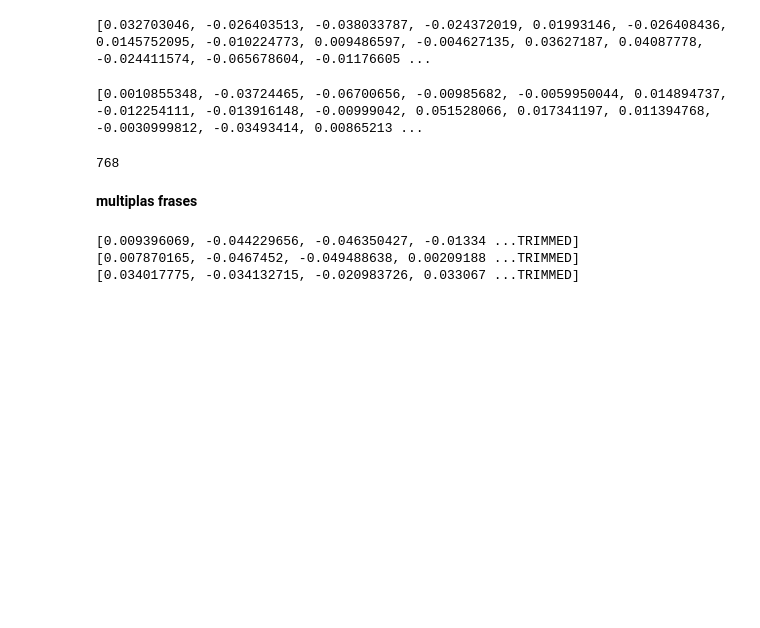
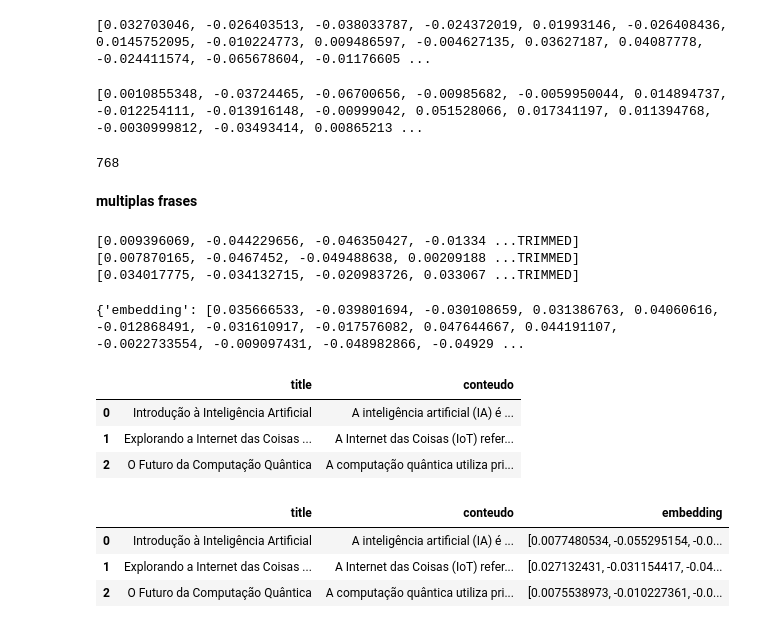
Before and after one commit to geovaneBausen/dados, a Jupyter notebook: LLMparaBuscarDocumentos.ipynb, the cells around one changed output. Drawn from its saved outputs; the diff is of its cells as text; code cells hidden in the pictures; blank space fills up the shorter version.

```diff
--- a/LLMparaBuscarDocumentos.ipynb
+++ b/LLMparaBuscarDocumentos.ipynb
@@ -58,3 +58,61 @@ for embedding in result['embedding']:
 [0.009396069, -0.044229656, -0.046350427, -0.01334 ...TRIMMED]
 [0.007870165, -0.0467452, -0.049488638, 0.00209188 ...TRIMMED]
 [0.034017775, -0.034132715, -0.020983726, 0.033067 ...TRIMMED]
+# %%
+#exemplo de embading
+title = "Conviver com alguem que não respeita o ambiente colaborativo  é uma droga"
+sample_text= ("Titulo: Conviver com alguem que não respeita o ambiente colaborativo  é uma droga"
+            "\n"
+             "artigo completo"
+            "\n"
+            "Gemini Api e google AI studio: Uma maneira acessivél de explorar e criar protótipos e aplicações com Ia genratica")
+embedding = genai.embed_content(model = 'models/embedding-001',
+                                content = sample_text,
+                                title = title,
+                                task_type="RETRIEVAL_DOCUMENT")
+print(embedding)
+# %% [output]
+{'embedding': [0.035666533, -0.039801694, -0.030108659, 0.031386763, 0.04060616, -0.012868491, -0.031610917, -0.017576082, 0.047644667, 0.044191107, -0.0022733554, -0.009097431, -0.048982866, -0.04929 ...
+# %%
+#listagem de documentos que serão buscados
+DOCUMENT1 = {
+    "title": "Introdução à Inteligência Artificial",
+    "conteudo": "A inteligência artificial (IA) é uma área da ciência da computação dedicada à criação de sistemas que realizam tarefas que normalmente requerem inteligência humana. Exemplos incluem reconhecimento de voz, aprendizado de máquina e sistemas de recomendação."
+}
+
+DOCUMENT2 = {
+    "title": "Explorando a Internet das Coisas (IoT)",
+    "conteudo": "A Internet das Coisas (IoT) refere-se à interconexão de dispositivos através da internet, permitindo que eles coletem e compartilhem dados. Isso pode incluir desde eletrodomésticos até sistemas industriais, criando uma rede integrada de informações."
+}
+
+DOCUMENT3 = {
+    "title": "O Futuro da Computação Quântica",
+    "conteudo": "A computação quântica utiliza princípios da mecânica quântica para processar informações de maneira muito mais eficiente do que os computadores clássicos. Com potencial para revolucionar áreas como criptografia e simulação de moléculas, a computação quântica está na vanguarda da inovação tecnológica."
+}
+
+documents = [DOCUMENT1, DOCUMENT2, DOCUMENT3]
+# %%
+df = pd.DataFrame(documents)
+df.columns = ['title', 'conteudo']
+df
+# %% [output]
+|  | title | conteudo |
+| 0 | Introdução à Inteligência Artificial | A inteligência artificial (IA) é ... |
+| 1 | Explorando a Internet das Coisas ... | A Internet das Coisas (IoT) refer... |
+| 2 | O Futuro da Computação Quântica | A computação quântica utiliza pri... |
+# %%
+model = "models/embedding-001"
+# %%
+def get_embedding(title, text):
+  return genai.embed_content(model=model,
+                             content=text,
+                             title=title,
+                             task_type="RETRIEVAL_DOCUMENT")["embedding"]
+# %%
+df["embedding"] = df.apply(lambda row: get_embedding(row.title, row.conteudo), axis=1)
+df
+# %% [output]
+|  | title | conteudo | embedding |
+| 0 | Introdução à Inteligência Artificial | A inteligência artificial (IA) é ... | [0.0077480534, -0.055295154, -0.0... |
+| 1 | Explorando a Internet das Coisas ... | A Internet das Coisas (IoT) refer... | [0.027132431, -0.031154417, -0.04... |
+| 2 | O Futuro da Computação Quântica | A computação quântica utiliza pri... | [0.0075538973, -0.010227361, -0.0... |
```
